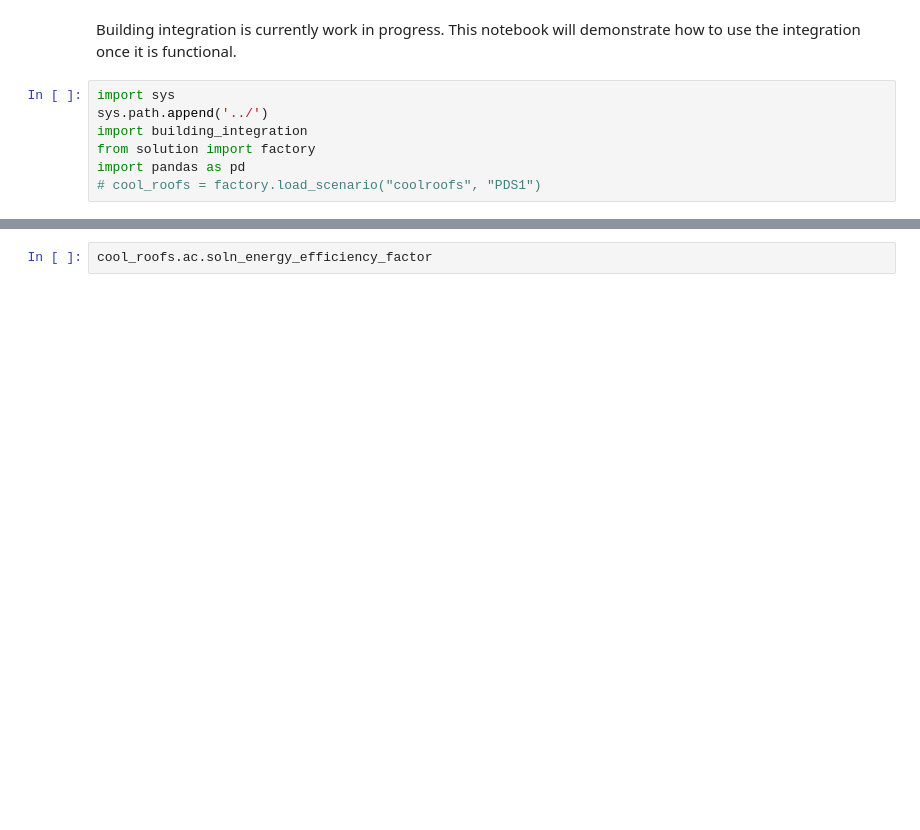
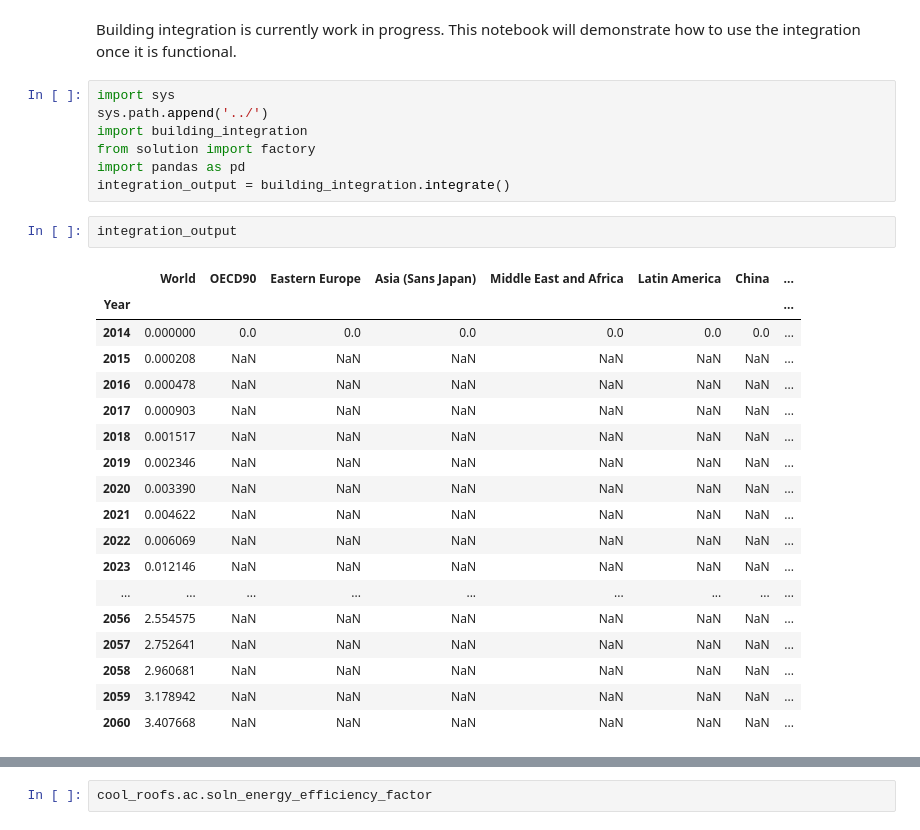
Before and after one commit to ProjectDrawdown/solutions, a Jupyter notebook: integrations/building_integration.ipynb, the cells around one changed output, grey strips where cells are left out. Saved outputs shown, nothing was run; the diff lists cells and outputs as text; blank space fills up the shorter version.

Commit message:
Integrations steps math complete.

```diff
--- a/integrations/building_integration.ipynb
+++ b/integrations/building_integration.ipynb
@@ -8,5 +8,26 @@ sys.path.append('../')
 import building_integration
 from solution import factory
 import pandas as pd
-# cool_roofs = factory.load_scenario("coolroofs", "PDS1")
+integration_output = building_integration.integrate()
+# %%
+integration_output
+# %% [output]
+|  | World | OECD90 | Eastern Europe | Asia (Sans Japan) | Middle East and Africa | Latin America | China | ... |
+| Year |  |  |  |  |  |  |  | ... |
+| 2014 | 0.000000 | 0.0 | 0.0 | 0.0 | 0.0 | 0.0 | 0.0 | ... |
+| 2015 | 0.000208 | NaN | NaN | NaN | NaN | NaN | NaN | ... |
+| 2016 | 0.000478 | NaN | NaN | NaN | NaN | NaN | NaN | ... |
+| 2017 | 0.000903 | NaN | NaN | NaN | NaN | NaN | NaN | ... |
+| 2018 | 0.001517 | NaN | NaN | NaN | NaN | NaN | NaN | ... |
+| 2019 | 0.002346 | NaN | NaN | NaN | NaN | NaN | NaN | ... |
+| 2020 | 0.003390 | NaN | NaN | NaN | NaN | NaN | NaN | ... |
+| 2021 | 0.004622 | NaN | NaN | NaN | NaN | NaN | NaN | ... |
+| 2022 | 0.006069 | NaN | NaN | NaN | NaN | NaN | NaN | ... |
+| 2023 | 0.012146 | NaN | NaN | NaN | NaN | NaN | NaN | ... |
+| ... | ... | ... | ... | ... | ... | ... | ... | ... |
+| 2056 | 2.554575 | NaN | NaN | NaN | NaN | NaN | NaN | ... |
+| 2057 | 2.752641 | NaN | NaN | NaN | NaN | NaN | NaN | ... |
+| 2058 | 2.960681 | NaN | NaN | NaN | NaN | NaN | NaN | ... |
+| 2059 | 3.178942 | NaN | NaN | NaN | NaN | NaN | NaN | ... |
+| 2060 | 3.407668 | NaN | NaN | NaN | NaN | NaN | NaN | ... |
 # %%
```
Also changed, not shown: parts of 3 cells of this notebook, 2 other files.
